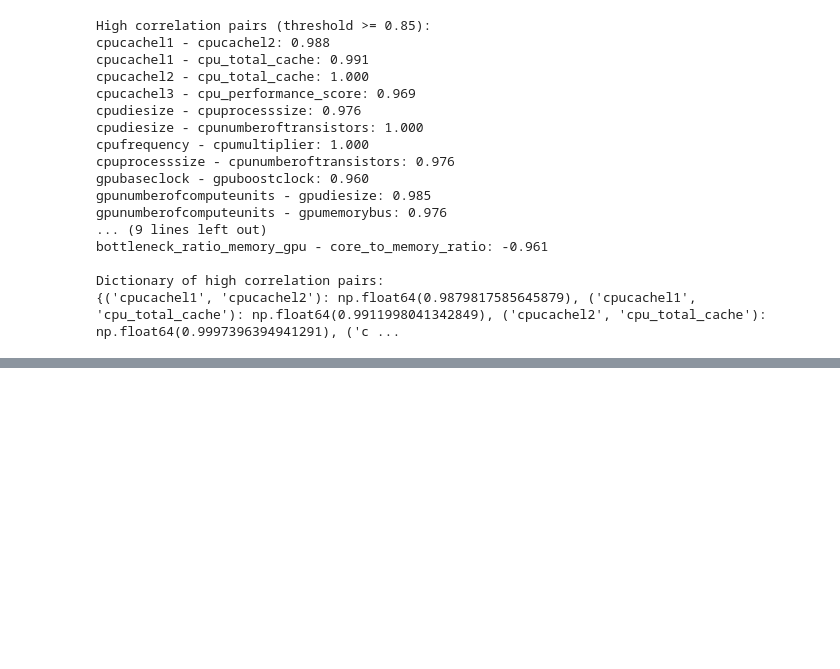
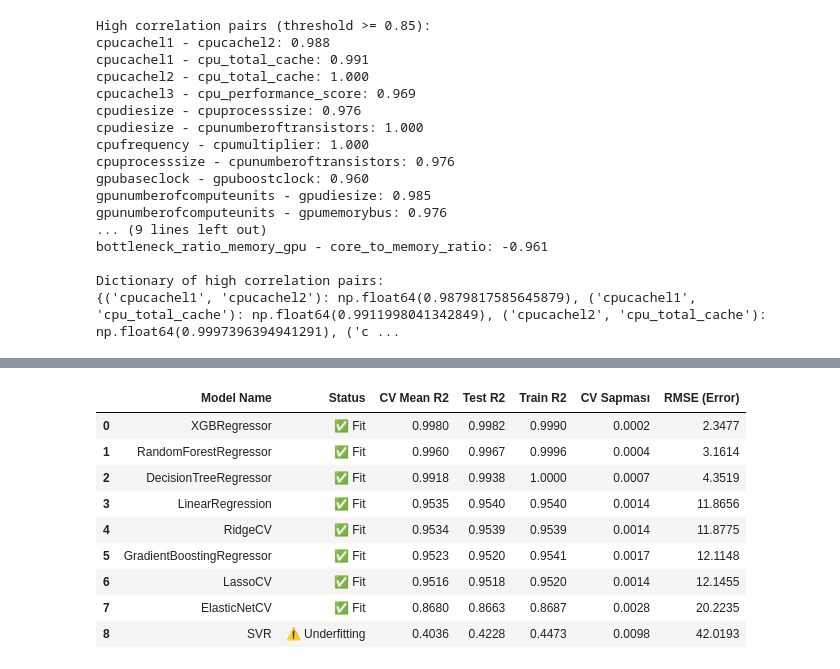
Before and after one commit to yunusemre274/SeeFps, a Jupyter notebook: main.ipynb, the cells around one changed output, grey strips where cells are left out. Saved outputs shown, nothing was run; the diff lists cells and outputs as text; code cells hidden in the pictures; blank space fills up the shorter version.

```diff
--- a/main.ipynb
+++ b/main.ipynb
@@ -398,3 +378,72 @@ models
+# %%
+import pandas as pd
+import numpy as np
+from sklearn.metrics import mean_squared_error, mean_absolute_error, r2_score
+from sklearn.model_selection import cross_val_score
+from IPython.display import display # Tablonun şık görünmesi için
+
+# 1. Sonuçları toplayacağımız boş liste
+tum_sonuclar = []
+
+print("Models are training...")
+
+# 2. Sessiz Eğitim Döngüsü (İçeride print yok)
+for model_name, model in models_to_run.items():
+
+    # Eğit ve Tahmin Et
+    model.fit(X_train_processed, y_train)
+    y_train_pred = model.predict(X_train_processed)
+    y_test_pred = model.predict(X_test_processed)
+
+    # Skorları Hesapla
+    train_score = r2_score(y_train, y_train_pred)
+    test_score = r2_score(y_test, y_test_pred)
+    mse = mean_squared_error(y_test, y_test_pred)
+    rmse = np.sqrt(mse)
+
+    # K-Fold Cross Validation Hesapla (5 parçalı)
+    cv_scores = cross_val_score(model, X_train_processed, y_train, cv=5, scoring='r2')
+    cv_mean = cv_scores.mean()
+    cv_std = cv_scores.std()
+
+    # 3. Modelin Fit/Overfit durumunu matematiksel olarak bul (Senin mantığınla)
+    if abs(train_score - test_score) > 0.3 and train_score > test_score:
+        durum = "⚠️ Overfitting"
+    elif train_score < 0.6 and test_score < 0.6:
+        durum = "⚠️ Underfitting"
+    else:
+        durum = "✅ Fit"
+
+    # 4. Her şeyi sözlüğe paketle ve listeye at
+    tum_sonuclar.append({
+        "Model Name": model_name,
+        "Status": durum,
+        "CV Mean R2": round(cv_mean, 4),
+        "Test R2": round(test_score, 4),
+        "Train R2": round(train_score, 4),
+        "CV Sapması": round(cv_std, 4),
+        "RMSE (Error)": round(rmse, 4)
+    })
+
+# 5. Listeyi DataFrame'e çevir ve CV skoruna göre en iyiden en kötüye sırala
+df_modeller = pd.DataFrame(tum_sonuclar)
+df_modeller = df_modeller.sort_values(by="CV Mean R2", ascending=False).reset_index(drop=True)
+
+# Ekranı temizle ve sadece tabloyu göster
+from IPython.display import clear_output
+clear_output()
+display(df_modeller)
+# %% [output]
+|  | Model Name | Status | CV Mean R2 | Test R2 | Train R2 | CV Sapması | RMSE (Error) |
+| 0 | XGBRegressor | ✅ Fit | 0.9980 | 0.9982 | 0.9990 | 0.0002 | 2.3477 |
+| 1 | RandomForestRegressor | ✅ Fit | 0.9960 | 0.9967 | 0.9996 | 0.0004 | 3.1614 |
+| 2 | DecisionTreeRegressor | ✅ Fit | 0.9918 | 0.9938 | 1.0000 | 0.0007 | 4.3519 |
+| 3 | LinearRegression | ✅ Fit | 0.9535 | 0.9540 | 0.9540 | 0.0014 | 11.8656 |
+| 4 | RidgeCV | ✅ Fit | 0.9534 | 0.9539 | 0.9539 | 0.0014 | 11.8775 |
+| 5 | GradientBoostingRegressor | ✅ Fit | 0.9523 | 0.9520 | 0.9541 | 0.0017 | 12.1148 |
+| 6 | LassoCV | ✅ Fit | 0.9516 | 0.9518 | 0.9520 | 0.0014 | 12.1455 |
+| 7 | ElasticNetCV | ✅ Fit | 0.8680 | 0.8663 | 0.8687 | 0.0028 | 20.2235 |
+| 8 | SVR | ⚠️ Underfitting | 0.4036 | 0.4228 | 0.4473 | 0.0098 | 42.0193 |
 # %%
 from sklearn.neural_network import MLPRegressor
 # %%
```
Also changed, not shown: parts of 14 cells of this notebook.
